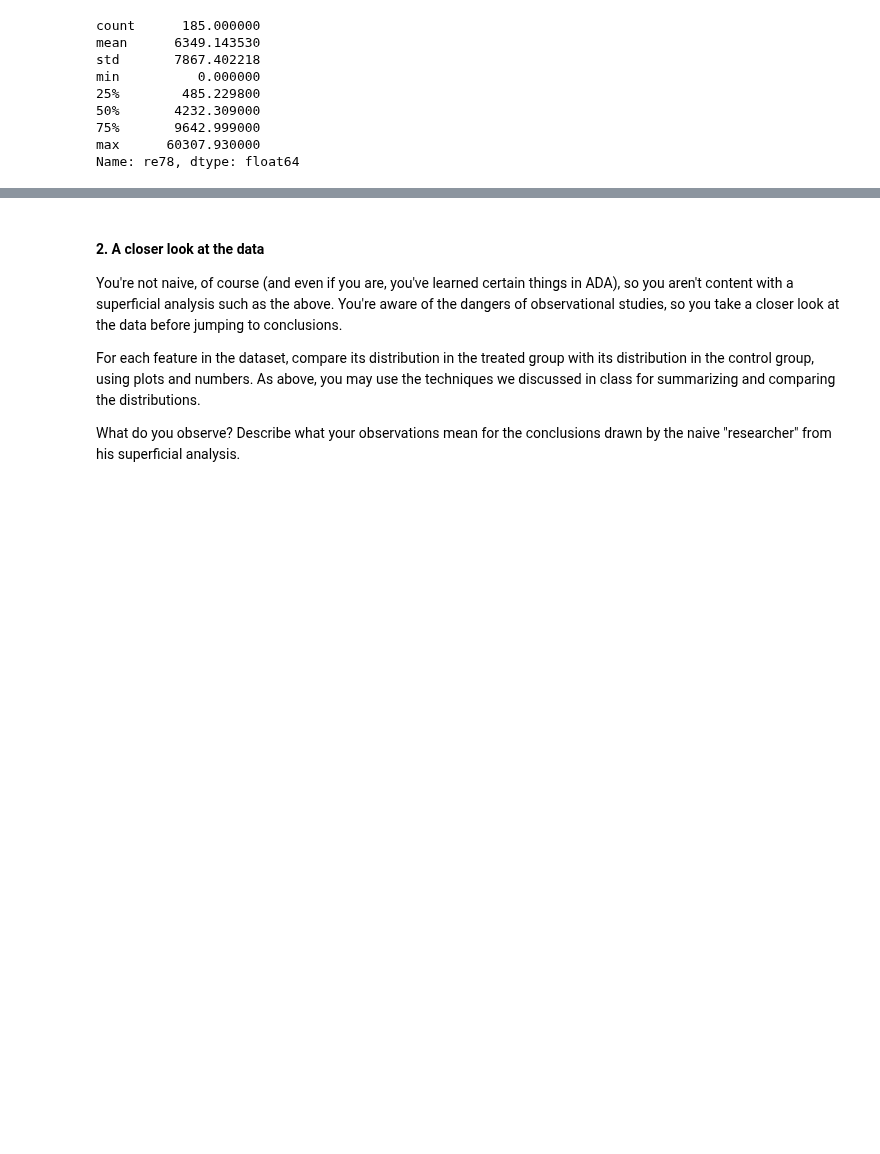
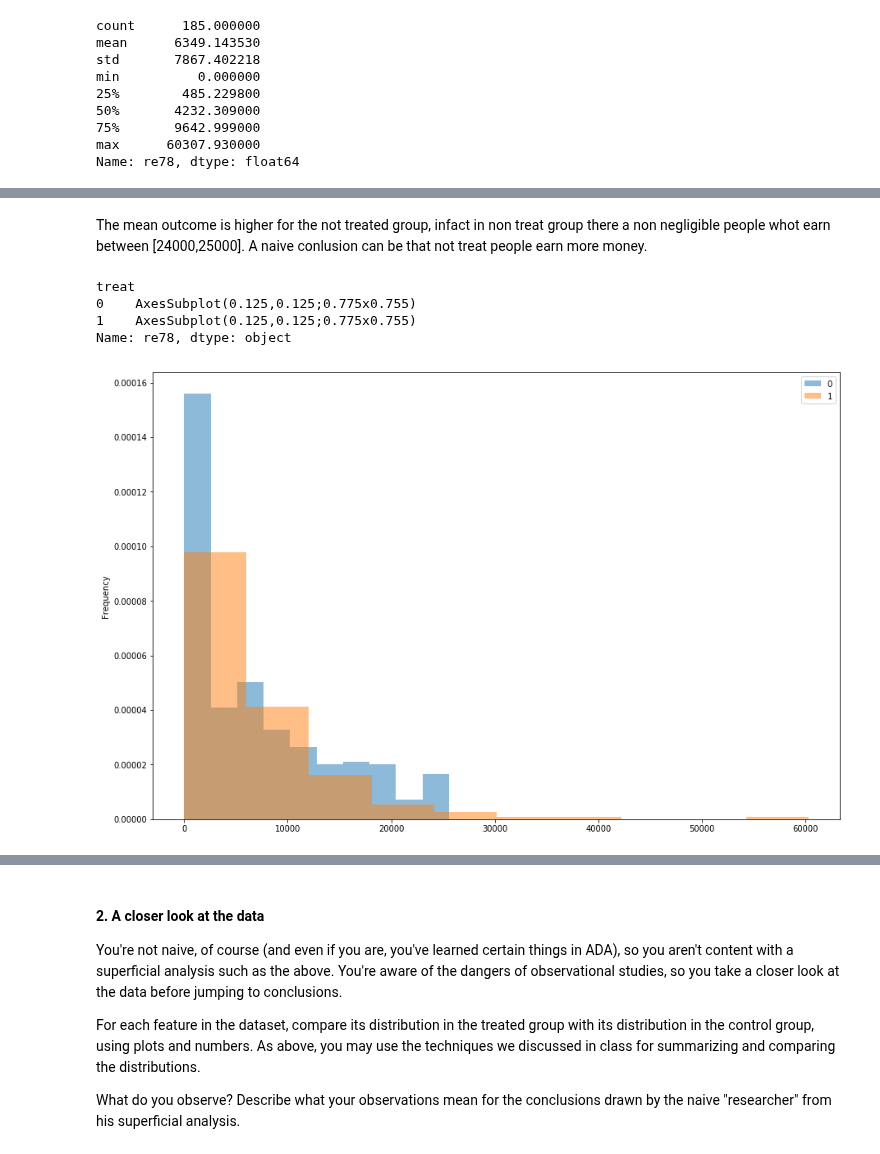
Before and after one commit to Piloumpicou/ADA-Unexpected-Match, a Jupyter notebook: 04 - Applied ML/Homework 4.ipynb, the cells around one changed output, grey strips where cells are left out. Cells and saved outputs as stored; diff of their text form; code cells hidden in the pictures; blank space fills up the shorter version.

```diff
--- a/04 - Applied ML/Homework 4.ipynb
+++ b/04 - Applied ML/Homework 4.ipynb
@@ -99,0 +123,11 @@ The mean outcome is higher for the not treated group ?
+# %% [markdown]
+The mean outcome is higher for the not treated group, infact in non treat group there a non negligible people whot earn between [24000,25000].
+A naive conlusion can be that not treat people earn more money.
+# %%
+data.groupby("treat")['re78'].plot.hist(figsize=(15,10),legend=True,normed=True,alpha=0.5)
+# %% [output]
+treat
+0    AxesSubplot(0.125,0.125;0.775x0.755)
+1    AxesSubplot(0.125,0.125;0.775x0.755)
+Name: re78, dtype: object
+[figure, added]
```
Also changed, not shown: parts of 45 cells of this notebook.
